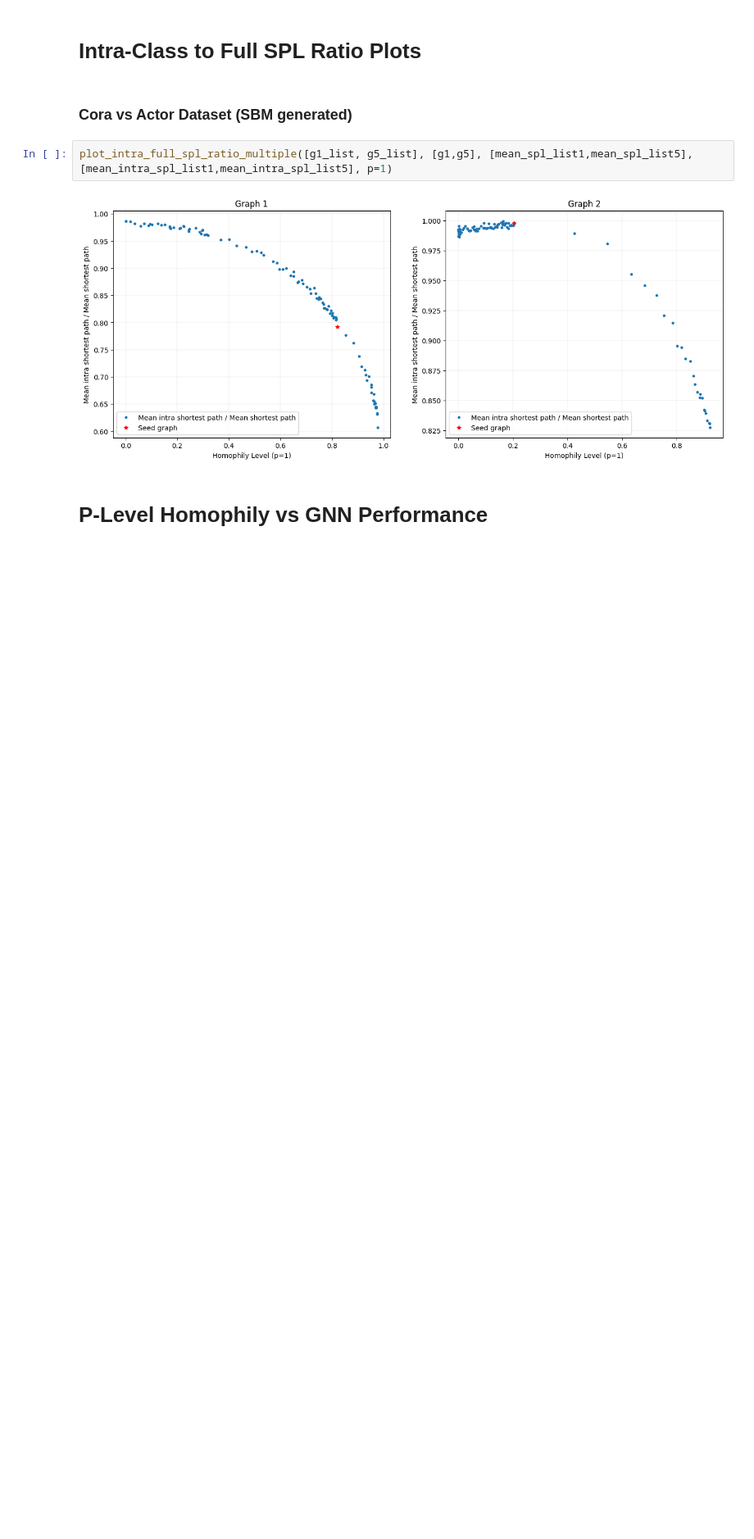
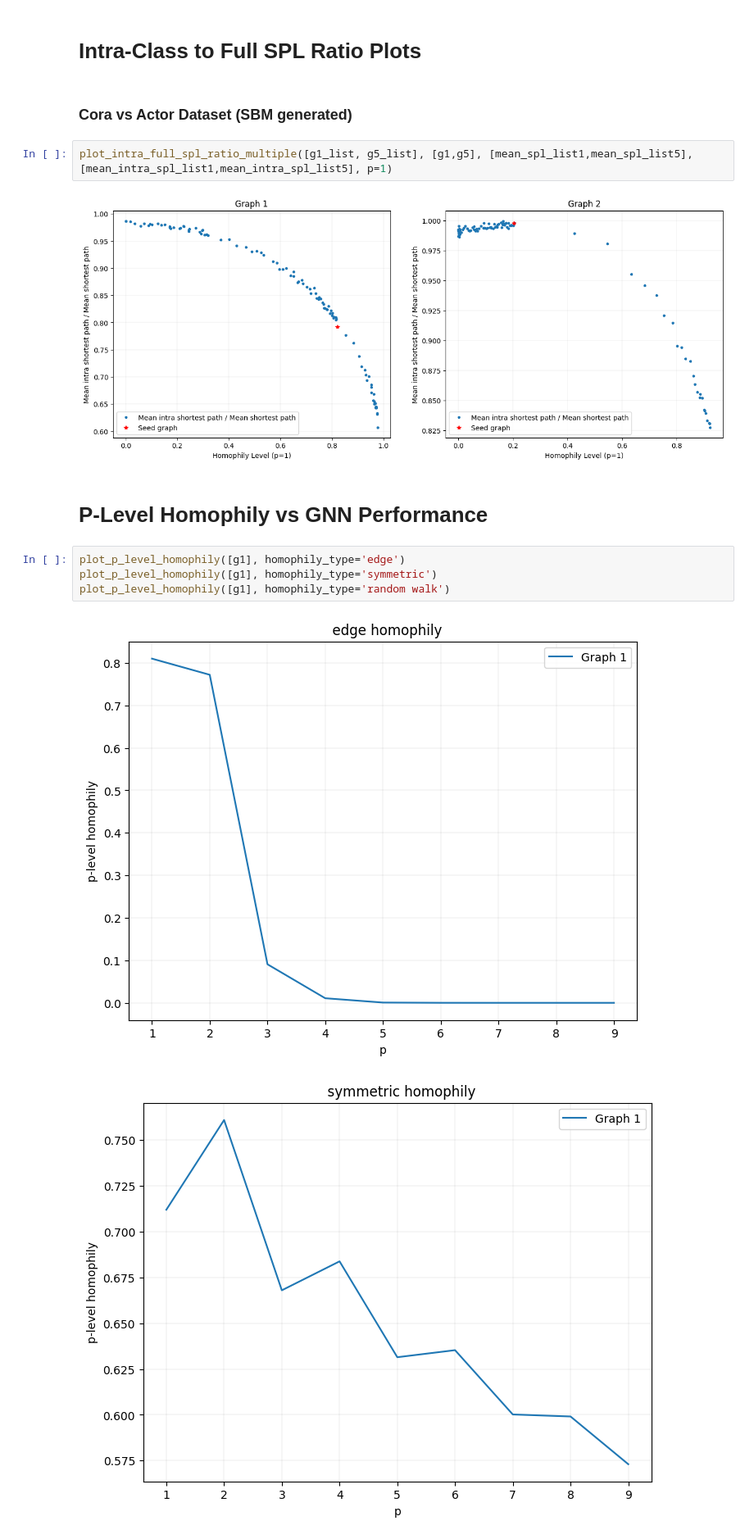
Before and after one commit to jr419/Homophily_Analysis, a Jupyter notebook: sandbox.ipynb, the cells around one changed output. Shown at 82% size. Saved outputs shown, nothing was run; the diff lists cells and outputs as text; blank space fills up the shorter version.

```diff
--- a/sandbox.ipynb
+++ b/sandbox.ipynb
@@ -282,3 +287,10 @@ plot_intra_full_spl_ratio_multiple([g1_list, g5_list], [g1,g5], [mean_spl_list1,
 [figure]
 # %% [markdown]
 # P-Level Homophily vs GNN Performance
+# %%
+plot_p_level_homophily([g1], homophily_type='edge')
+plot_p_level_homophily([g1], homophily_type='symmetric')
+plot_p_level_homophily([g1], homophily_type='random walk')
+# %% [output]
+[figure, added]
+[figure, added]
```
Also changed, not shown: parts of 17 cells of this notebook, 5 other files.
